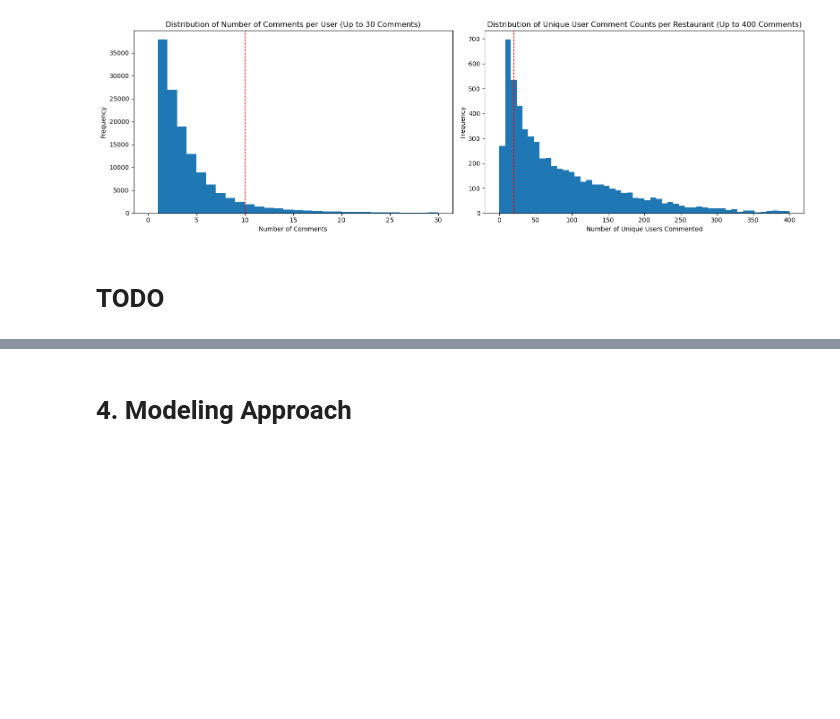
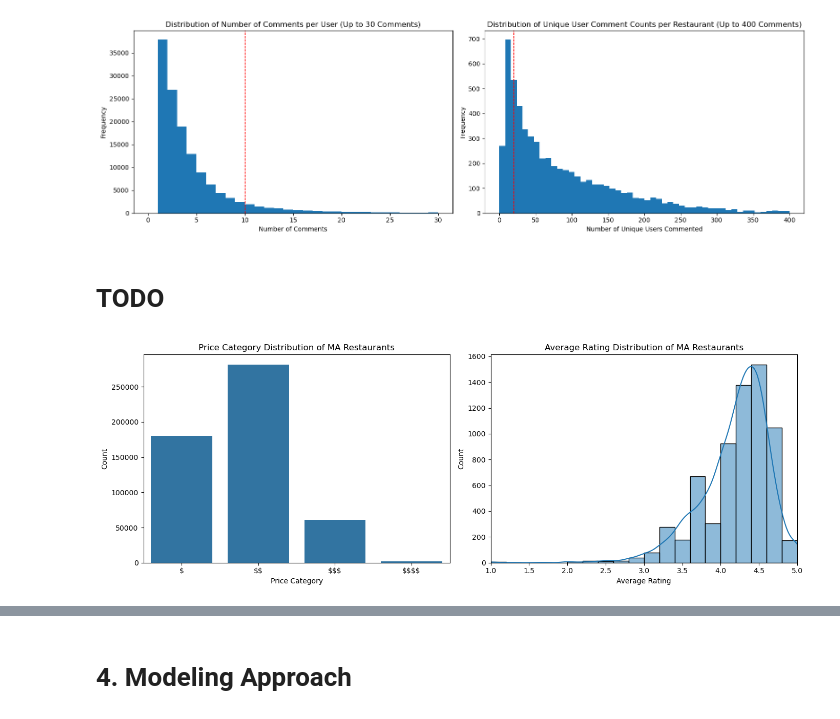
Before and after one commit to yuqinbailey/Restaurant-Rec-Google-Reviews, a Jupyter notebook: 5_Final_Report.ipynb, the cells around one changed output, grey strips where cells are left out. Drawn from its saved outputs; the diff is of its cells as text; code cells hidden in the pictures; blank space fills up the shorter version.

```diff
--- a/5_Final_Report.ipynb
+++ b/5_Final_Report.ipynb
@@ -40,5 +43,18 @@ from sklearn.model_selection import train_test_split
 from utility import is_english, get_emoji_pattern, merge_df
 
 RERUN_PREPROCESSING = False
+# %%
+review_ma = pd.read_json('data/review-Massachusetts_10.json', lines=True)
+metadata_ma = pd.read_json('data/meta-Massachusetts.json', lines=True)
+
+# Filter out restaurants based on business category
+restaurant_ma = metadata_ma[metadata_ma['category'].apply(lambda x: 'Restaurant' in x if isinstance(x, list) else False)]
+
+# Drop duplicated rows
+review_ma = review_ma.drop_duplicates(subset=['user_id', 'name', 'time', 'rating', 'text', 'gmap_id'])
+restaurant_ma = restaurant_ma.drop_duplicates(subset = ["name", "address", "gmap_id", "url"])
+
+df = pd.merge(review_ma, restaurant_ma, on='gmap_id', how='inner')
+df.to_csv("data/data_ma.csv", index=False)
 # %%
 df = pd.read_csv("data/data_ma.csv")
@@ -127,3 +163,29 @@ if RERUN_PREPROCESSING:
 # %%
 df_cleaned = merge_df(df_filtered)
 df_cleaned.to_csv("data/df_cleaned.csv", index=False)
+# %%
+valid_prices = df_cleaned['price'].astype(str)
+price_lengths = valid_prices.apply(len)
+
+fig, axes = plt.subplots(nrows=1, ncols=2, figsize=(14, 5))
+
+# Plot 1: Price Category Distribution
+sns.countplot(x=price_lengths, ax=axes[0])
+axes[0].set_title('Price Category Distribution of MA Restaurants')
+xticklabels = [r'{}'.format('\$' * p) for p in sorted(price_lengths.unique())]
+axes[0].set_xticks(range(len(xticklabels)))
+axes[0].set_xticklabels(xticklabels)
+axes[0].set_xlabel('Price Category')
+axes[0].set_ylabel('Count')
+
+# Plot 2: Average Rating of Restaurants
+sns.histplot(restaurant_ma['avg_rating'], ax=axes[1], bins=20, kde=True)
+axes[1].set_title('Average Rating Distribution of MA Restaurants')
+axes[1].set_xlabel('Average Rating')
+axes[1].set_xlim([1,5])
+axes[1].set_ylabel('Count')
+
+plt.tight_layout()
+plt.show()
+# %% [output]
+[figure, added]
```
Also changed, not shown: parts of 7 cells of this notebook.
